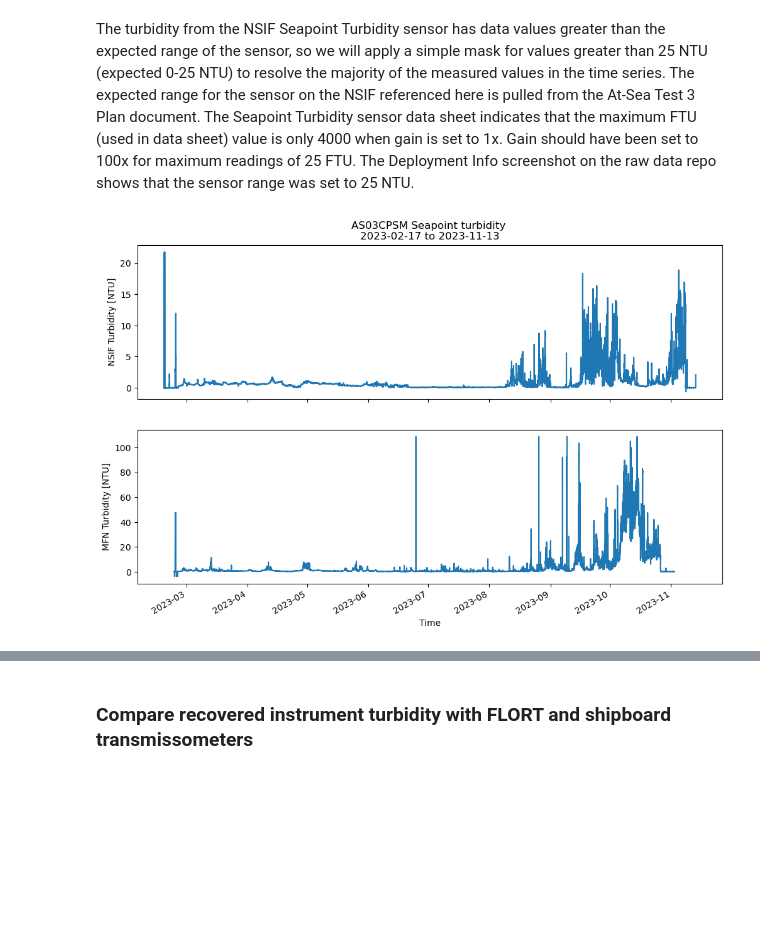
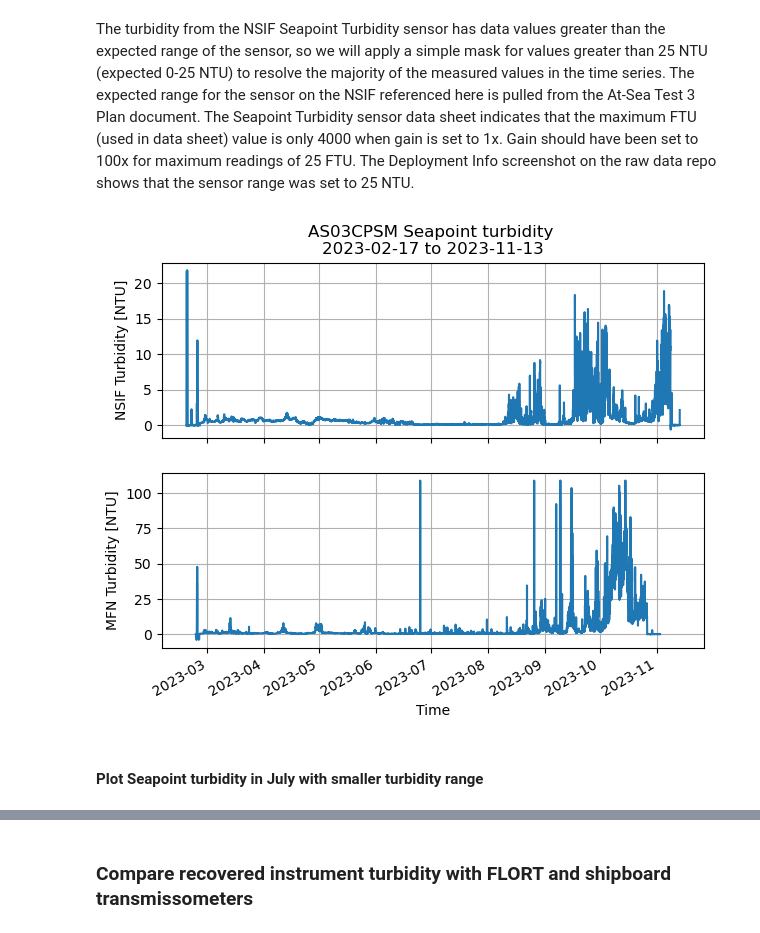
Before and after one commit to cooleyky/AST3, a Jupyter notebook: turbidity.ipynb, the cells around one changed output, grey strips where cells are left out. Cells and saved outputs as stored; diff of their text form; code cells hidden in the pictures; blank space fills up the shorter version.

Commit message:
Add additional Seapoint turbidity plots

```diff
--- a/turbidity.ipynb
+++ b/turbidity.ipynb
@@ -109,14 +109,19 @@ The turbidity from the NSIF Seapoint Turbidity sensor has data values greater th
 # Mask turbidity values from NSIF Seapoint over 25 NTU
 tuNSIF25 = tuNSIF.where(tuNSIF <= 25)
 # %%
-fig, axs = plt.subplots(nrows=2, ncols=1, sharex=True, figsize=[12, 7])
+# Plot masked NSIF and same MFN Seapoint turbidity
+fig, axs = plt.subplots(nrows=2, ncols=1, sharex=True, figsize=[7, 5])
 tuNSIF25.plot.line(ax=axs[0])
+axs[0].grid()
 axs[0].set_ylabel('NSIF Turbidity [NTU]')
 axs[0].set_xlabel('')
 tuMFN.plot.line(ax=axs[1])
+axs[1].grid()
 axs[1].set_ylabel('MFN Turbidity [NTU]')
 axs[0].set_title(f'AS03CPSM Seapoint turbidity \n{tuNSIF25["Time"][0].values:.10} to {tuNSIF25["Time"][-1].values:.10}')
 plt.savefig('figures/AS03CPSM_turbidity_full_timeseries_{today}.png'.format(today=date.today().strftime('%Y%m%d')))
 plt.show()
 # %% [output]
-[figure, old version]
+[figure, new version]
+# %% [markdown]
+#### Plot Seapoint turbidity in July with smaller turbidity range
```
Also changed, not shown: parts of 5 cells of this notebook, 2 other files.
